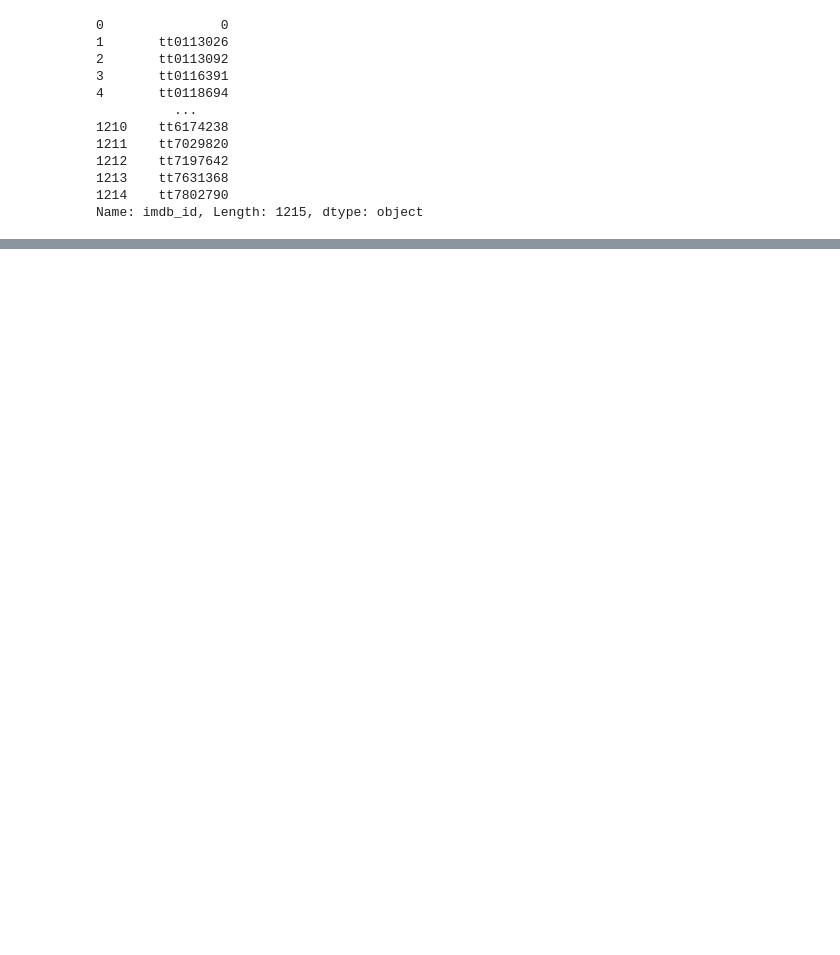
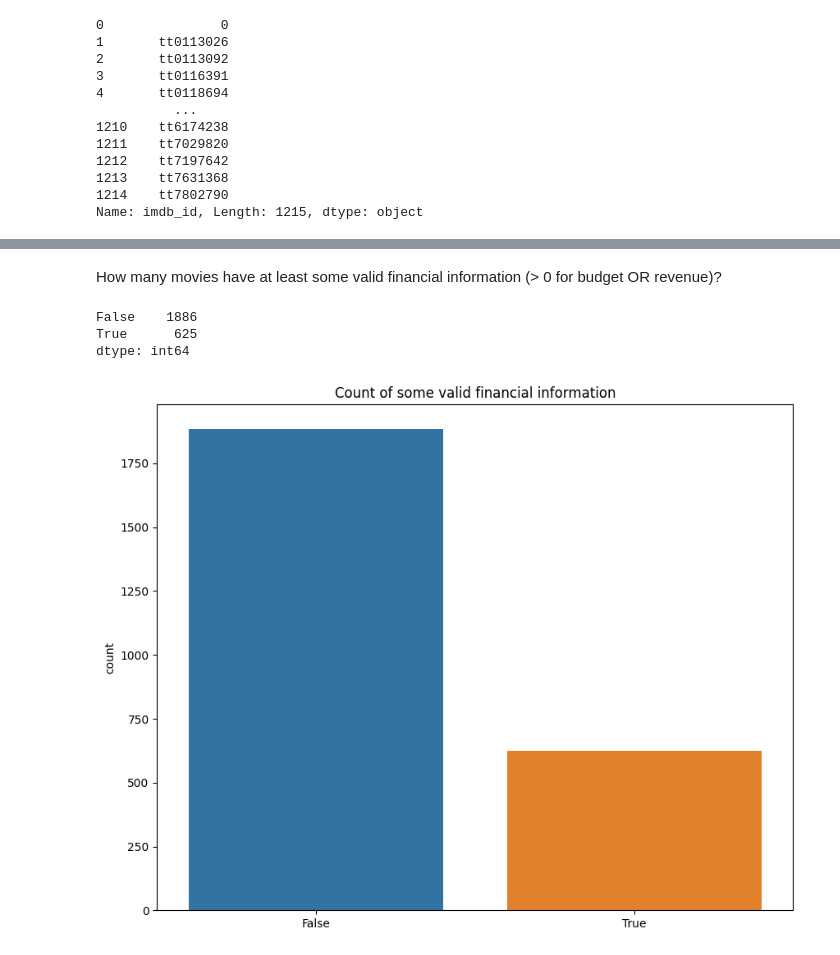
Before and after one commit to arechigajd/movies, a Jupyter notebook: movies part 2 EDA.ipynb, the cells around one changed output, grey strips where cells are left out. Cells and saved outputs as stored; diff of their text form; code cells hidden in the pictures; blank space fills up the shorter version.

```diff
--- a/movies part 2 EDA.ipynb
+++ b/movies part 2 EDA.ipynb
@@ -33,3 +27,6 @@ df['imdb_id']
 1213    tt7631368
 1214    tt7802790
 Name: imdb_id, Length: 1215, dtype: object
+# %%
+df01 = pd.read_csv("Data/final_tmdb_data_2001.csv.gz", low_memory = False)
+df01.head()
@@ -35,0 +56,3 @@ Name: imdb_id, Length: 1215, dtype: object
+# %%
+movies = pd.concat([df00,df01])
+movies.head()
@@ -35,0 +87,9 @@ Name: imdb_id, Length: 1215, dtype: object
+# %% [markdown]
+How many movies have at least some valid financial information (> 0 for budget OR revenue)?
+# %%
+finac = (movies['budget'] > 0) | (movies['revenue'] > 0)
+finac.value_counts()
+# %% [output]
+False    1886
+True      625
+dtype: int64
@@ -35,0 +99,6 @@ Name: imdb_id, Length: 1215, dtype: object
+# %%
+plt.figure(figsize = (10,8))
+sns.countplot(x = finac)
+plt.title('Count of some valid financial information');
+# %% [output]
+[figure, added]
```
Also changed, not shown: parts of 18 cells of this notebook, 1 other file.
